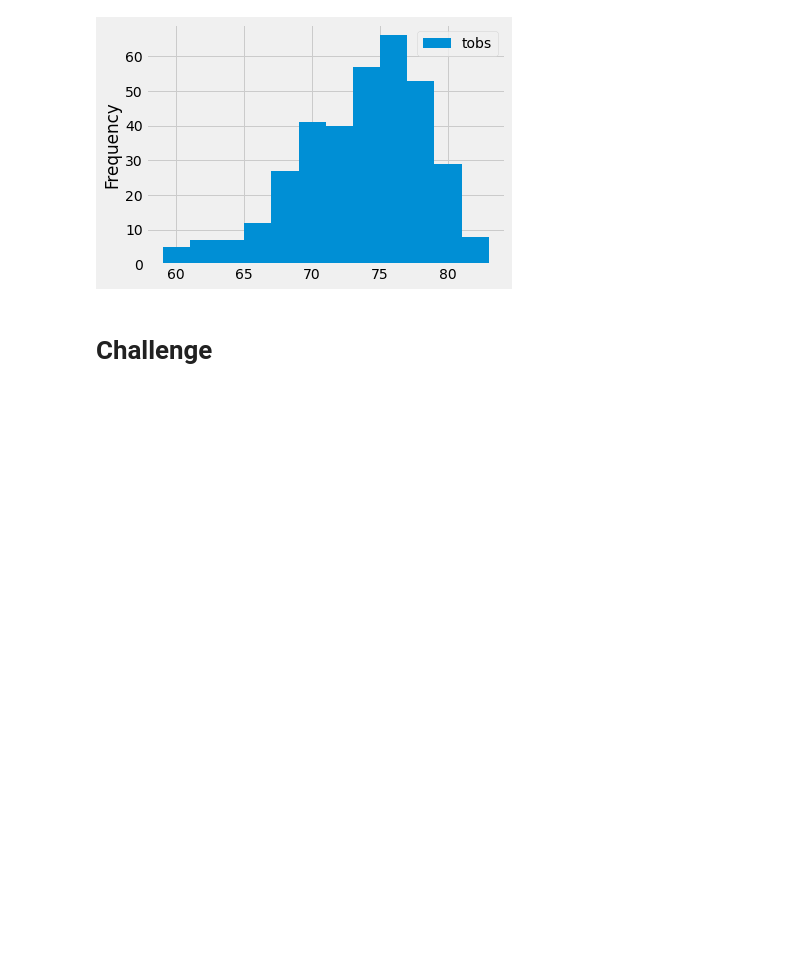
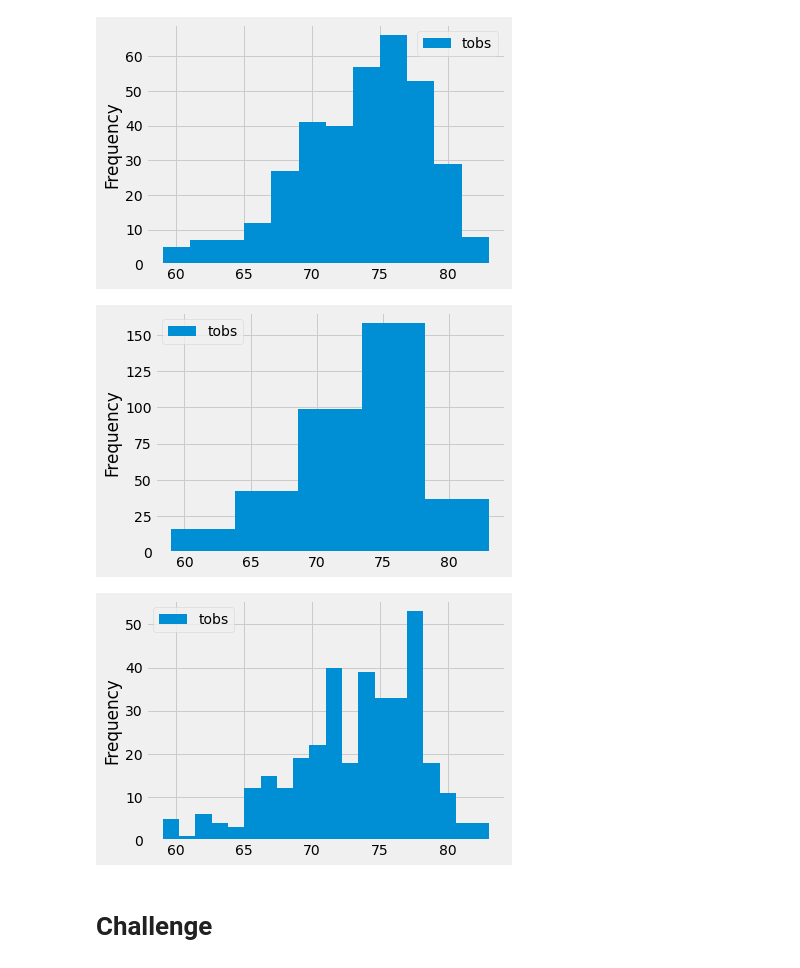
Before and after one commit to svujcich/surfs_up, a Jupyter notebook: Resources/climate_analysis.ipynb, the cells around one changed output. Drawn from its saved outputs; the diff is of its cells as text; code cells hidden in the pictures; blank space fills up the shorter version.

```diff
--- a/Resources/climate_analysis.ipynb
+++ b/Resources/climate_analysis.ipynb
@@ -178,6 +185,16 @@ plt.tight_layout()
 #count up number of bins right of 67 degrees, temp was over 67 degrees for about 325 days
 # %% [output]
 [figure]
+# %%
+# explore data. how does data look with 5 bins?
+df.plot.hist(bins=5)
+plt.tight_layout()
+# explore data. how does data look with 20 bins?
+df.plot.hist(bins=20)
+plt.tight_layout()
+# %% [output]
+[figure, added]
+[figure, added]
 # %%
 # Write a function called `calc_temps` that will accept start date and end date in the format '%Y-%m-%d'
 # and return the minimum, average, and maximum temperatures for that range of dates
```
Also changed, not shown: parts of 1 cell of this notebook, 1 other file.
